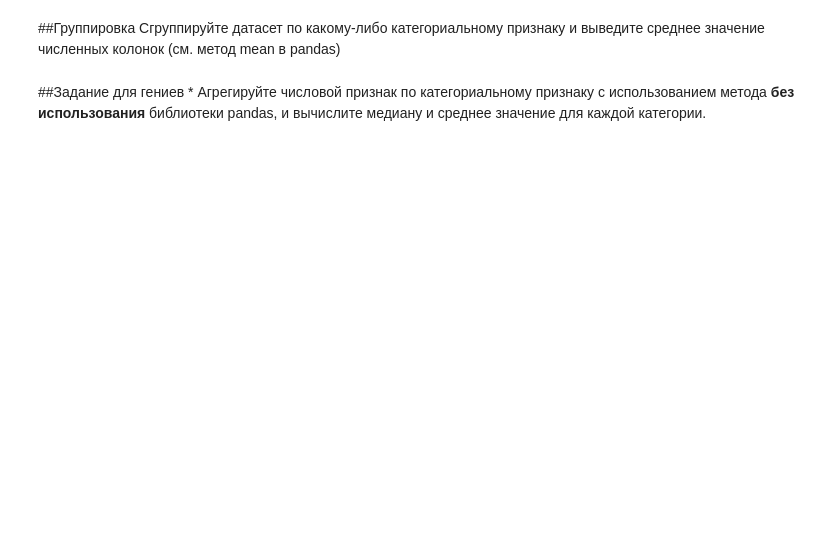
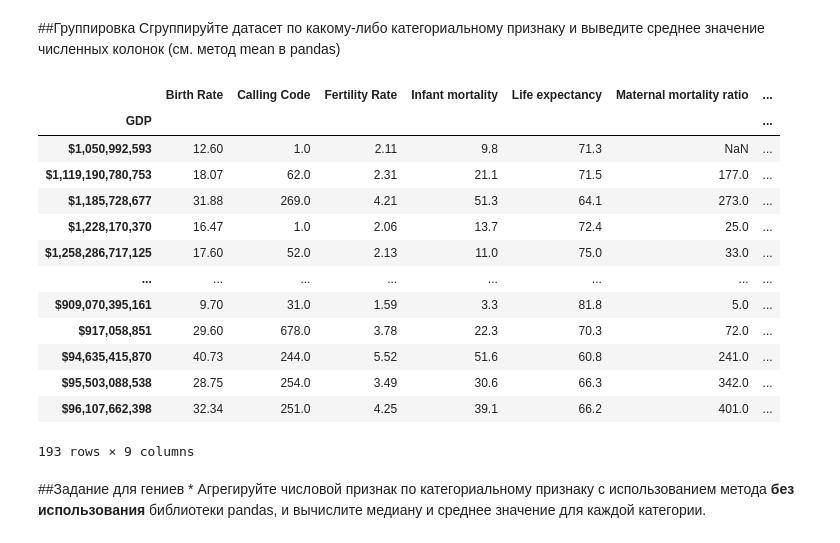
Before and after one commit to Forrward/LABbl, a Jupyter notebook: lab1/Задание_1.ipynb, the cells around one changed output. Drawn from its saved outputs; the diff is of its cells as text; code cells hidden in the pictures; blank space fills up the shorter version.

```diff
--- a/lab1/Задание_1.ipynb
+++ b/lab1/Задание_1.ipynb
@@ -173,6 +253,22 @@ df[df['Calling Code']<200]
 Сгруппируйте датасет по какому-либо категориальному признаку и выведите среднее значение численных колонок (см. метод mean в pandas)
 # %%
 #Группировка
+df.groupby('GDP').mean()
+# %% [output]
+|  | Birth Rate | Calling Code | Fertility Rate | Infant mortality | Life expectancy | Maternal mortality ratio | ... |
+| GDP |  |  |  |  |  |  | ... |
+| $1,050,992,593 | 12.60 | 1.0 | 2.11 | 9.8 | 71.3 | NaN | ... |
+| $1,119,190,780,753 | 18.07 | 62.0 | 2.31 | 21.1 | 71.5 | 177.0 | ... |
+| $1,185,728,677 | 31.88 | 269.0 | 4.21 | 51.3 | 64.1 | 273.0 | ... |
+| $1,228,170,370 | 16.47 | 1.0 | 2.06 | 13.7 | 72.4 | 25.0 | ... |
+| $1,258,286,717,125 | 17.60 | 52.0 | 2.13 | 11.0 | 75.0 | 33.0 | ... |
+| ... | ... | ... | ... | ... | ... | ... | ... |
+| $909,070,395,161 | 9.70 | 31.0 | 1.59 | 3.3 | 81.8 | 5.0 | ... |
+| $917,058,851 | 29.60 | 678.0 | 3.78 | 22.3 | 70.3 | 72.0 | ... |
+| $94,635,415,870 | 40.73 | 244.0 | 5.52 | 51.6 | 60.8 | 241.0 | ... |
+| $95,503,088,538 | 28.75 | 254.0 | 3.49 | 30.6 | 66.3 | 342.0 | ... |
+| $96,107,662,398 | 32.34 | 251.0 | 4.25 | 39.1 | 66.2 | 401.0 | ... |
+193 rows × 9 columns
 # %% [markdown]
 ##Задание для гениев *
 Агрегируйте числовой признак по категориальному признаку с использованием метода **без использования** библиотеки pandas, и вычислите медиану и среднее значение для каждой категории.
```
Also changed, not shown: parts of 8 cells of this notebook.
